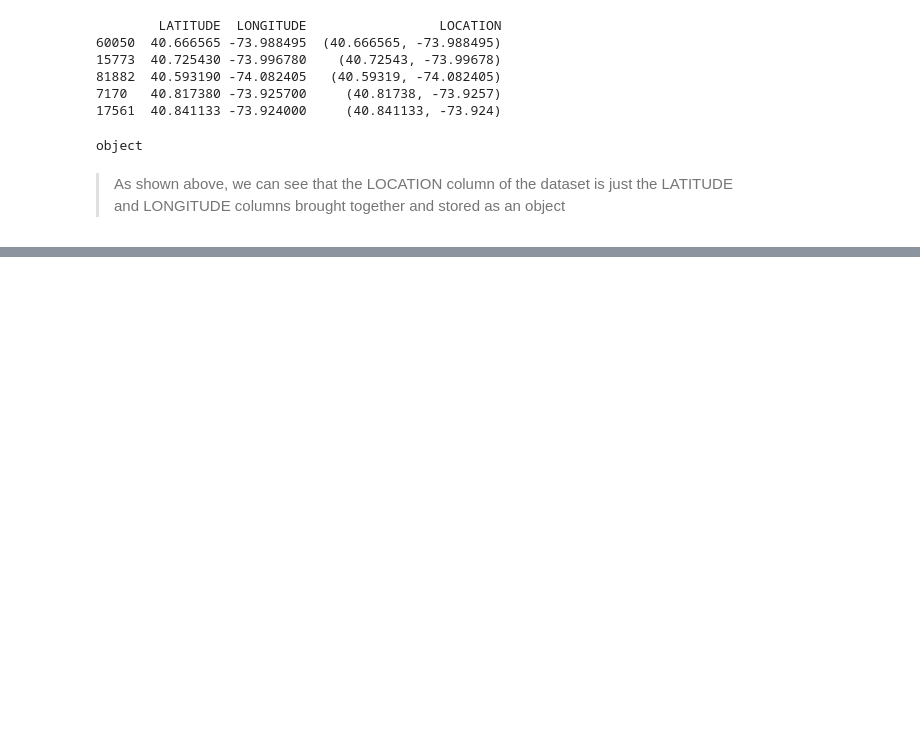
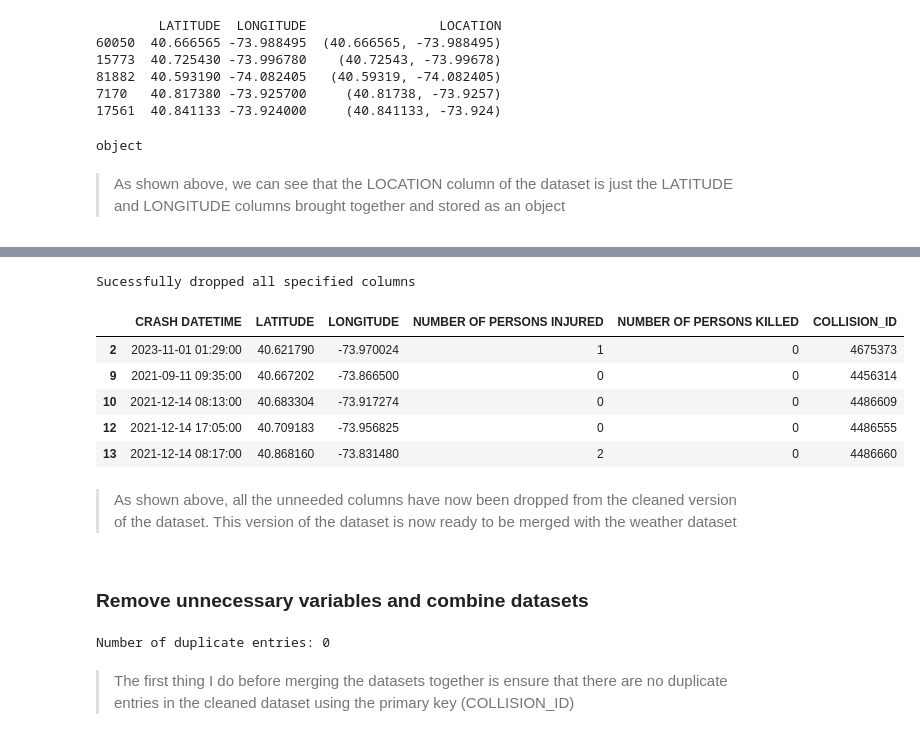
Before and after one commit to aha2270/Weather-Impact-on-Traffic-Accidents-NYC, a Jupyter notebook: Weather-Impact-Analysis.ipynb, the cells around one changed output, grey strips where cells are left out. Drawn from its saved outputs; the diff is of its cells as text; code cells hidden in the pictures; blank space fills up the shorter version.

```diff
--- a/Weather-Impact-Analysis.ipynb
+++ b/Weather-Impact-Analysis.ipynb
@@ -362,0 +408,7 @@ object
+# %%
+# Created a list of columns to fill NaN entries to 0
+injury_fatality_columns = ['NUMBER OF PERSONS INJURED', 'NUMBER OF PERSONS KILLED']
+
+# Created a for loop to loop through list provided above and change all of the NaN values to 0
+for col in injury_fatality_columns:
+    motor_accident_cleaned[col] = pd.to_numeric(motor_accident_cleaned[col], errors='coerce').fillna(0).astype(int)
@@ -362,0 +501,36 @@ object
+# %%
+# List of unneeded columns
+unneeded_col_list = ['BOROUGH', 'ZIP CODE', 'LOCATION', 'ON STREET NAME', 'CROSS STREET NAME',
+                 'OFF STREET NAME', 'NUMBER OF PEDESTRIANS INJURED', 'NUMBER OF PEDESTRIANS KILLED',
+                 'NUMBER OF CYCLIST INJURED', 'NUMBER OF CYCLIST KILLED', 'NUMBER OF MOTORIST INJURED',
+                 'NUMBER OF MOTORIST KILLED', 'CONTRIBUTING FACTOR VEHICLE 1', 'CONTRIBUTING FACTOR VEHICLE 2',
+                 'CONTRIBUTING FACTOR VEHICLE 3', 'CONTRIBUTING FACTOR VEHICLE 4', 'CONTRIBUTING FACTOR VEHICLE 5',
+                 'VEHICLE TYPE CODE 1', 'VEHICLE TYPE CODE 2', 'VEHICLE TYPE CODE 3', 'VEHICLE TYPE CODE 4',
+                 'VEHICLE TYPE CODE 5']
+drop_columns(unneeded_col_list)
+# %% [output]
+Sucessfully dropped all specified columns
+# %%
+# Displays head to verify columns were dropped
+motor_accident_cleaned.head()
+# %% [output]
+|  | CRASH DATETIME | LATITUDE | LONGITUDE | NUMBER OF PERSONS INJURED | NUMBER OF PERSONS KILLED | COLLISION_ID |
+| 2 | 2023-11-01 01:29:00 | 40.621790 | -73.970024 | 1 | 0 | 4675373 |
+| 9 | 2021-09-11 09:35:00 | 40.667202 | -73.866500 | 0 | 0 | 4456314 |
+| 10 | 2021-12-14 08:13:00 | 40.683304 | -73.917274 | 0 | 0 | 4486609 |
+| 12 | 2021-12-14 17:05:00 | 40.709183 | -73.956825 | 0 | 0 | 4486555 |
+| 13 | 2021-12-14 08:17:00 | 40.868160 | -73.831480 | 2 | 0 | 4486660 |
+# %% [markdown]
+> As shown above, all the unneeded columns have now been dropped from the cleaned version of the dataset. This version of the dataset is now ready to be merged with the weather dataset
+# %% [markdown]
+### Remove unnecessary variables and combine datasets
+# %%
+# Creates vairable to hold how many unique values there are
+num_unique = motor_accident_cleaned['COLLISION_ID'].nunique()
+
+# Subtracts the amount of unique counts from the total amount of entries
+print(f"Number of duplicate entries: {len(motor_accident_cleaned) - num_unique}")
+# %% [output]
+Number of duplicate entries: 0
+# %% [markdown]
+> The first thing I do before merging the datasets together is ensure that there are no duplicate entries in the cleaned dataset using the primary key (COLLISION_ID)
```
Also changed, not shown: parts of 48 cells of this notebook.
